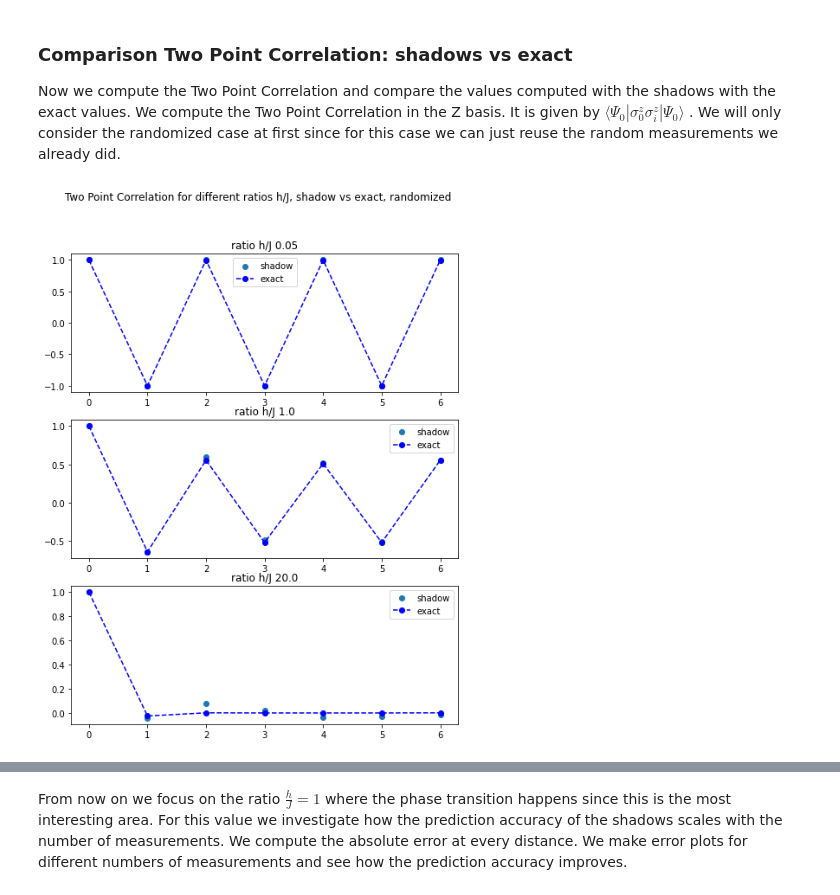
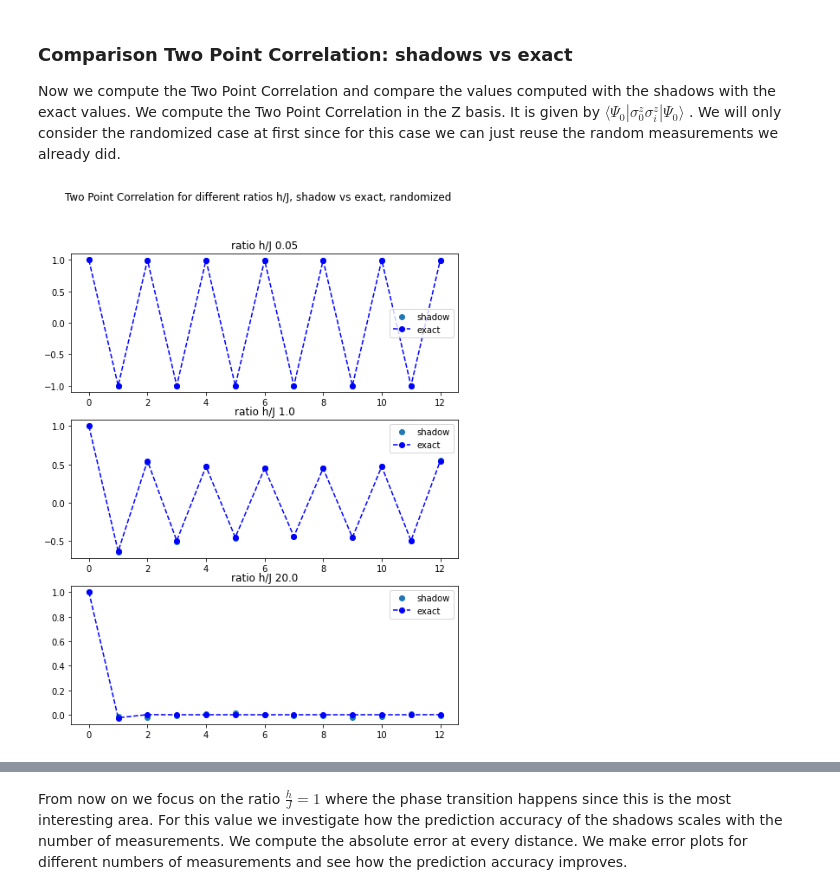
Before and after one commit to LennartBuerger/classical-shadows-for-1d-TFIM-energy-estimation, a Jupyter notebook: display_data/shadow_performance_analysis.ipynb, the cells around one changed output, grey strips where cells are left out. Drawn from its saved outputs; the diff is of its cells as text; code cells hidden in the pictures.

```diff
--- a/display_data/shadow_performance_analysis.ipynb
+++ b/display_data/shadow_performance_analysis.ipynb
@@ -35,9 +35,9 @@ save_direc_measurements_two_point_correlation_derandomized = Path('data/shadow_m
 ground_state_dict = np.load(save_direc_groundstate, allow_pickle='TRUE')
 ground_state_dict = ground_state_dict.item()
 # %%
-qubit_num = np.array([8])
+qubit_num = np.array([14])
 # num of measurements has to be a multiple of the batch_size, batch_size must be smaller than 500
-num_of_measurements = 1000
+num_of_measurements = 100000
 batch_size = 100
 measurement_methods = np.array(['derandomized', 'randomized'])
 measurement_dict = {}
@@ -87,7 +87,7 @@ measurement_dict = measurement_dict.item()
 energy_dict = np.load(save_direc_eigs, allow_pickle='TRUE')
 energy_dict = energy_dict.item()
 # %%
-qubit_num = 8
+qubit_num = 14
 num_of_measurements = 1000
 fig, axs = plt.subplots(1, 2)
 fig.set_figheight(5)
@@ -150,7 +149,7 @@ per observable. We focus on the relative error from now on.
 We plot the average relative error per qubit number for different numbers of measurements
 to see how the error scales.
 # %%
-num_of_measurements = np.array([10, 100, 1000])
+num_of_measurements = np.array([100, 5000, 100000])
 fig, axs = plt.subplots(3, 2)
 fig.set_figheight(15)
 fig.set_figwidth(14)
@@ -184,25 +184,25 @@ $\langle \Psi_0 | \sigma_0^z \sigma_i^z |\Psi_0 \rangle$ .
 We will only consider the randomized case at first since for this case we can just reuse the
 random measurements we already did.
 # %%
-qubit_num = 8
-num_of_measurements = 1000
+qubit_num = 14
+num_of_measurements = 100000
 some_ratios_h_j = np.array([0.05, 1.0, 20.0])
 dist = np.arange(0, qubit_num - 1, 1)
 fig, axs = plt.subplots(3,1)
 fig.set_figheight(10)
 fig.set_figwidth(8)
 fig.suptitle('Two Point Correlation for different ratios h/J, shadow vs exact, randomized')
 for j in range(0, np.size(some_ratios_h_j)):
     correlation_shadow = np.zeros(qubit_num - 1)
     correlation_brute = np.zeros(qubit_num - 1)
-    measurement = measurement_dict[str(qubit_num)][str(some_ratios_h_j[j])]['derandomized'][0:num_of_measurements]
+    measurement = measurement_dict[str(qubit_num)][str(some_ratios_h_j[j])]['randomized'][0:num_of_measurements]
     for i in range(0, np.size(correlation_shadow)):
         correlation_shadow[i] = BFQuantumState(qubit_num, None).two_point_correlation_shadow(num_of_measurements, measurement, 'randomized', i, 'Z')
         ground_state = ground_state_dict[str(1)]['periodic'][str(qubit_num)][str(some_ratios_h_j[j])]
         correlation_brute[i] = BFQuantumState(qubit_num, ground_state).two_point_correlation(i, 'Z')
     axs[j].scatter(dist, correlation_shadow, label = 'shadow')
     axs[j].plot(dist, correlation_brute, 'bo', linestyle = 'dashed', label = 'exact')
     axs[j].legend()
     axs[j].set_title('ratio h/J ' + str(some_ratios_h_j[j]))
 # %% [output]
-[figure, old version]
+[figure, new version]
```
Also changed, not shown: parts of 18 cells of this notebook, 7 other files.
